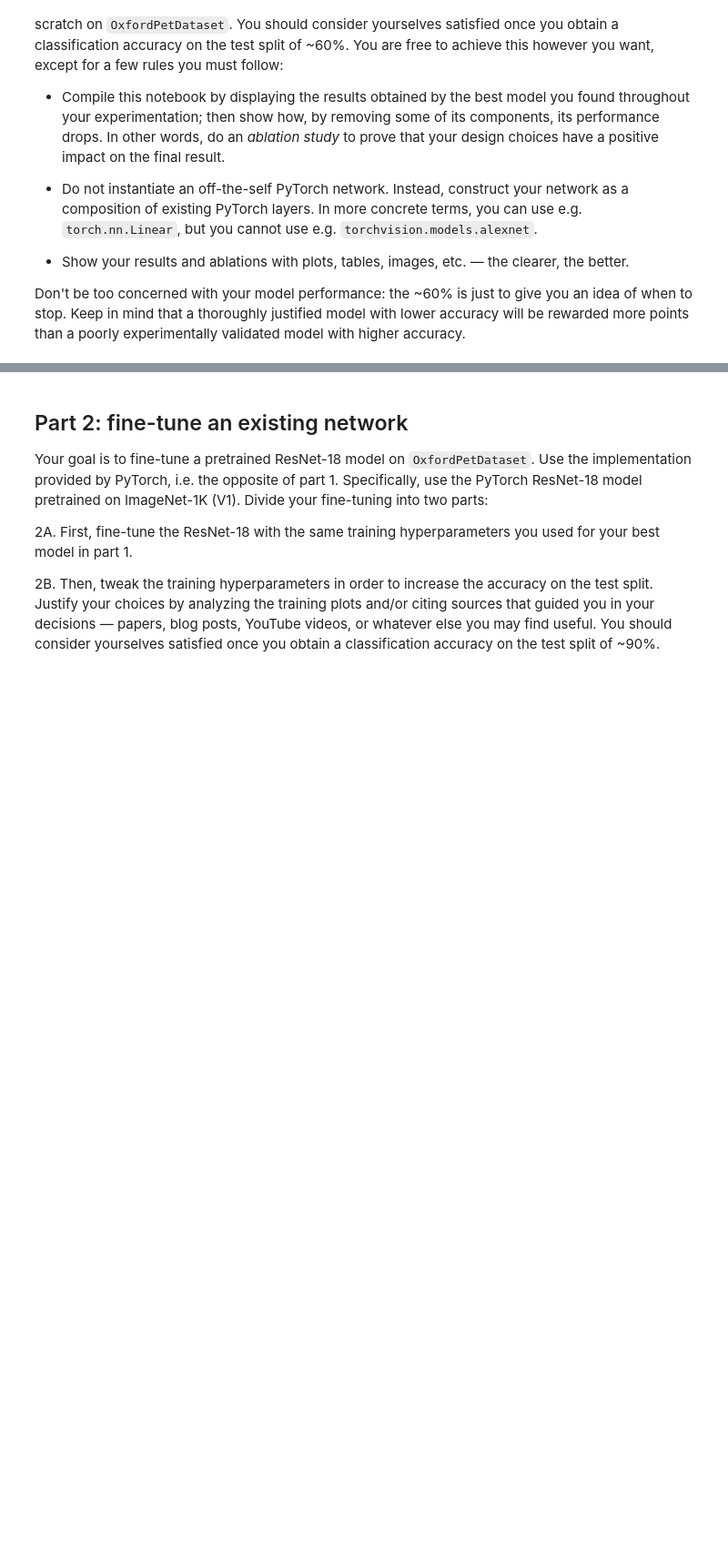
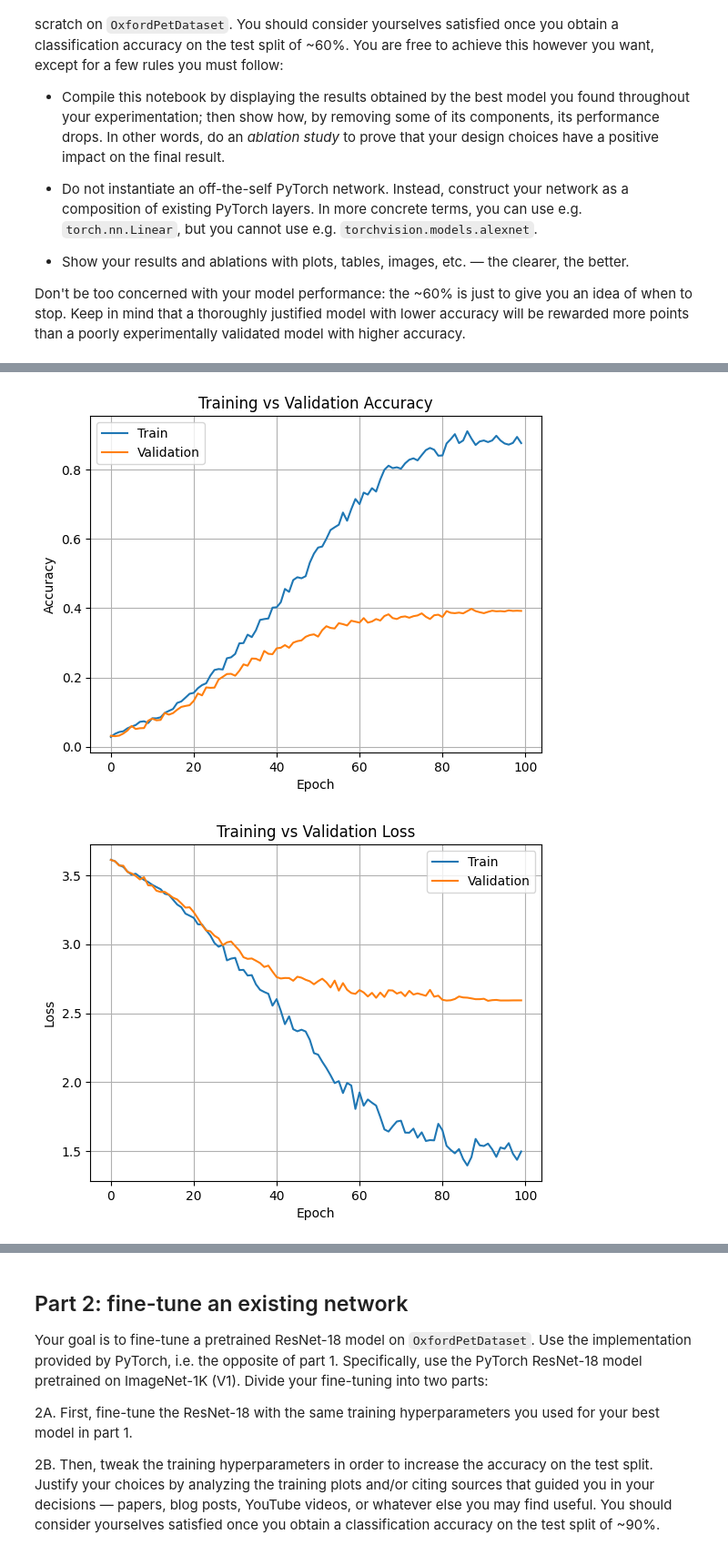
Before and after one commit to niccolozanotti/ipcv-assignments, a Jupyter notebook: assignment2.ipynb, the cells around one changed output, grey strips where cells are left out. Shown at 91% size. Drawn from its saved outputs; the diff is of its cells as text; code cells hidden in the pictures; blank space fills up the shorter version.

```diff
--- a/assignment2.ipynb
+++ b/assignment2.ipynb
@@ -483,0 +737,12 @@ Test Accuracy: 0.692
+# %%
+device = torch.device("cuda" if torch.cuda.is_available() else "cpu")
+print(f"Using device: {device}")
+
+# Re-initialize model with fresh weights
+Model_2 = Net(n_classes=train_dataset.get_num_classes(), use_batchnorm=False).to(device)
+
+# Count parameters
+total_params = sum(p.numel() for p in Model_2.parameters())
+trainable_params = sum(p.numel() for p in Model_2.parameters() if p.requires_grad)
+print(f"Total parameters: {total_params:,}")
+print(f"Trainable parameters: {trainable_params:,}")
@@ -483,0 +753,27 @@ Test Accuracy: 0.692
+# %%
+config2 = TrainConfig(
+    use_scheduler=True,
+    use_label_smoothing=True,
+    use_mixup=True,
+    save_path="best_noBN_net.pth",
+)
+
+criterion2, optimizer2, scheduler2, mixup2 = build_training_components(
+    model = Model_2,
+    train_loader=train_loader,
+    train_dataset=train_dataset,
+    config=config2,
+)
+
+best_acc2, history2 = train_model(
+    model=Model_2,
+    train_loader=train_loader,
+    val_loader=val_loader,
+    criterion=criterion2,
+    optimizer=optimizer2,
+    scheduler=scheduler2,
+    mixup=mixup2,
+    device=device,
+    num_epochs=config2.num_epochs,
+    save_path=config2.save_path,
+)
@@ -483,0 +814,7 @@ Test Accuracy: 0.692
+# %%
+plot_accuracy(history2)
+plot_loss(history2)
+plot_learning_rate(history2)
+# %% [output]
+[figure, added]
+[figure, added]
```
Also changed, not shown: parts of 90 cells of this notebook.
